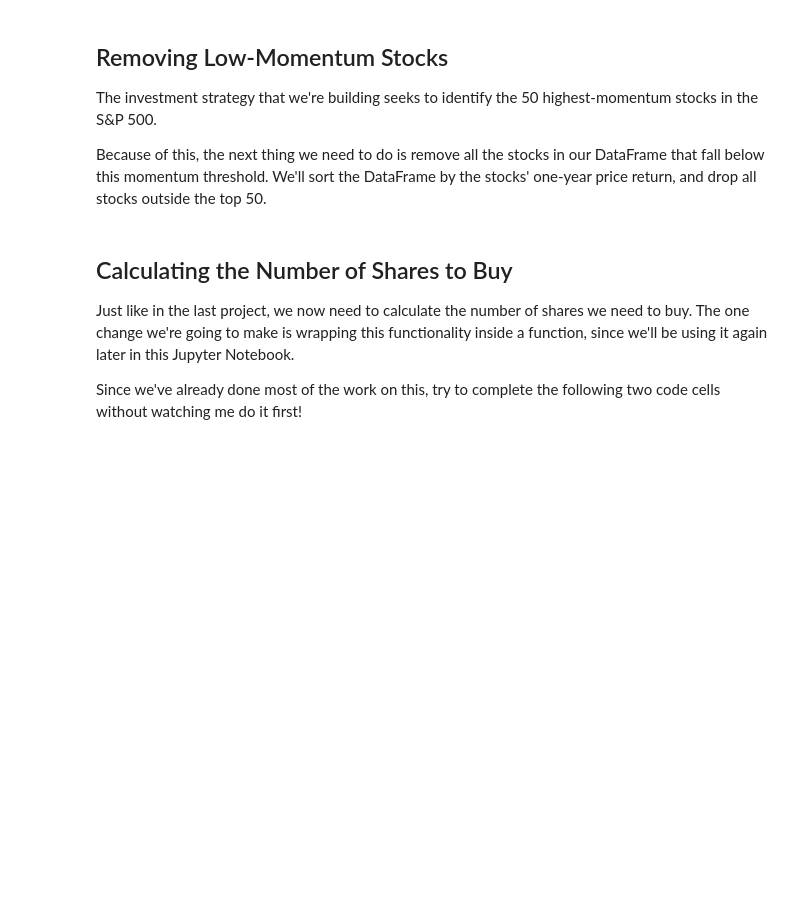
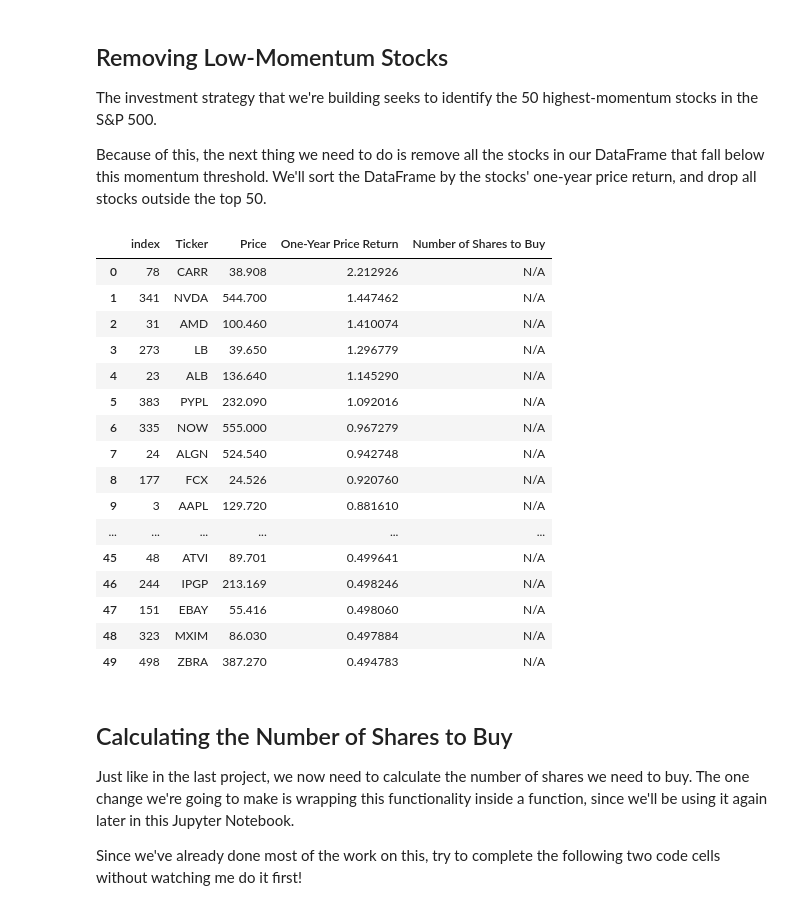
Before and after one commit to MrNullPointer/Algorithmic-Stock-Trading, a Jupyter notebook: starter_files/002_quantitative_momentum_strategy.ipynb, the cells around one changed output. Saved outputs shown, nothing was run; the diff lists cells and outputs as text; code cells hidden in the pictures; blank space fills up the shorter version.

```diff
--- a/starter_files/002_quantitative_momentum_strategy.ipynb
+++ b/starter_files/002_quantitative_momentum_strategy.ipynb
@@ -91,2 +84,22 @@ YUM,ZBH,ZBRA,ZION,ZTS
 # %% [markdown]
 Now we need to create a blank DataFrame and add our data to the data frame one-by-one.
+# %%
+final_dataframe = pd.DataFrame(columns = my_columns)
+for symbol_string in symbol_strings:
+    batch_api_call_url = f'https://sandbox.iexapis.com/stable/stock/market/batch?symbols={symbol_string}&types=price,stats&token={IEX_CLOUD_API_TOKEN}'
+    data = requests.get(batch_api_call_url).json()
+#     print(data['AAPL']['stats'])
+    for symbol in symbol_string.split(','):
+        final_dataframe = final_dataframe.append(
+            pd.Series(
+            [
+                symbol,
+                data[symbol]['price'],
+                data[symbol]['stats']['year1ChangePercent'],
+                'N/A',
+
+            ],
+            index = my_columns),
+            ignore_index = True
+        )
+final_dataframe
@@ -96,6 +123,29 @@ Now we need to create a blank DataFrame and add our data to the data frame one-b
 The investment strategy that we're building seeks to identify the 50 highest-momentum stocks in the S&P 500.
 
 Because of this, the next thing we need to do is remove all the stocks in our DataFrame that fall below this momentum threshold. We'll sort the DataFrame by the stocks' one-year price return, and drop all stocks outside the top 50.
+# %%
+final_dataframe.sort_values('One-Year Price Return',ascending = False, inplace = True)
+final_dataframe = final_dataframe[:50]
+final_dataframe.reset_index(inplace = True)
+final_dataframe
+# %% [output]
+|  | index | Ticker | Price | One-Year Price Return | Number of Shares to Buy |
+| 0 | 78 | CARR | 38.908 | 2.212926 | N/A |
+| 1 | 341 | NVDA | 544.700 | 1.447462 | N/A |
+| 2 | 31 | AMD | 100.460 | 1.410074 | N/A |
+| 3 | 273 | LB | 39.650 | 1.296779 | N/A |
+| 4 | 23 | ALB | 136.640 | 1.145290 | N/A |
+| 5 | 383 | PYPL | 232.090 | 1.092016 | N/A |
+| 6 | 335 | NOW | 555.000 | 0.967279 | N/A |
+| 7 | 24 | ALGN | 524.540 | 0.942748 | N/A |
+| 8 | 177 | FCX | 24.526 | 0.920760 | N/A |
+| 9 | 3 | AAPL | 129.720 | 0.881610 | N/A |
+| ... | ... | ... | ... | ... | ... |
+| 45 | 48 | ATVI | 89.701 | 0.499641 | N/A |
+| 46 | 244 | IPGP | 213.169 | 0.498246 | N/A |
+| 47 | 151 | EBAY | 55.416 | 0.498060 | N/A |
+| 48 | 323 | MXIM | 86.030 | 0.497884 | N/A |
+| 49 | 498 | ZBRA | 387.270 | 0.494783 | N/A |
 # %% [markdown]
 ## Calculating the Number of Shares to Buy
 
```
Also changed, not shown: parts of 16 cells of this notebook, 3 other files.
